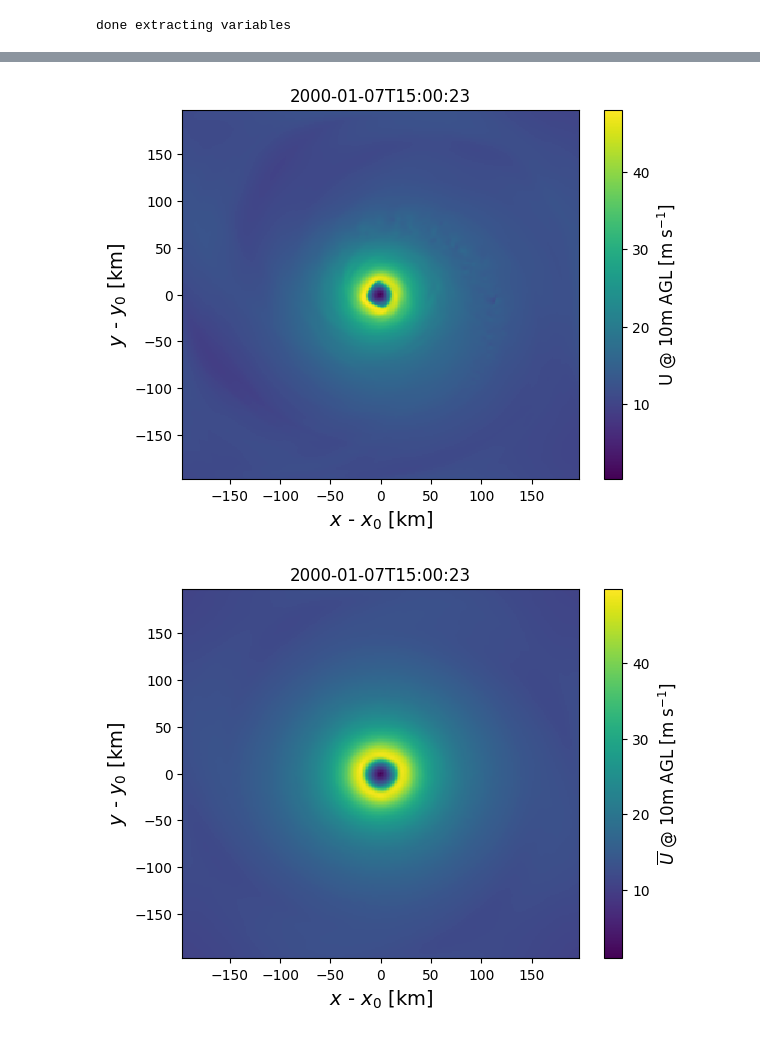
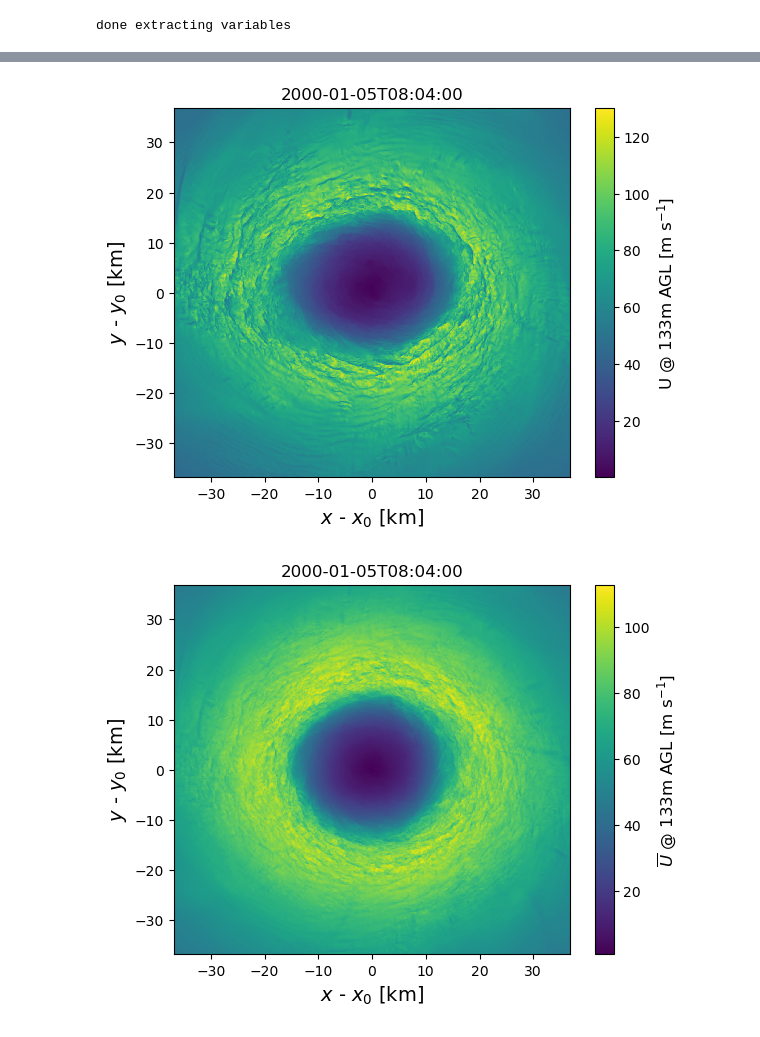
Before and after one commit to miguel-sg-2/HurricaneSimulations, a Jupyter notebook: evaluate_meso_evolution.ipynb, the cells around one changed output, grey strips where cells are left out. Saved outputs shown, nothing was run; the diff lists cells and outputs as text; code cells hidden in the pictures.

```diff
--- a/evaluate_meso_evolution.ipynb
+++ b/evaluate_meso_evolution.ipynb
@@ -107,12 +221,13 @@ print(ttime)
 # %%
 #%% Sort arrays by time
 i_sort = np.argsort(ttime)
-uv = uv[i_sort,:,:,:]
-u_des = u_des[i_sort,:,:,:]
-v_des = v_des[i_sort,:,:,:]
-w_des = w_des[i_sort,:,:,:]
+u = u[i_sort,:,:,:]
+v = v[i_sort,:,:,:]
+w = w[i_sort,:,:,:]
 theta = theta[i_sort,:,:,:]
 ttime = ttime[i_sort]
+
+uv = (u**2 + v**2)**0.5
 # %%
 #%% Time since initialization
 t_init = np.datetime64('2000-01-05T00:00:23')
@@ -309,12 +414,12 @@ for iitt in np.arange(np.shape(uv)[0]):
     uv_flat[np.isnan(uv_flat)] = 0
     max_ws_ref = np.argmax(uv_flat)
 
-    if 'd01' in WRF_FILES:
-#         if iitt==0:
-        lim_low_x = np.mean(n_x) - 0.1*n_x[-1]
-        lim_low_y = np.mean(n_x) - 0.1*n_x[-1]
-        lim_high_x = np.mean(n_x) + 0.1*n_x[-1]
-        lim_high_y = np.mean(n_x) + 0.1*n_x[-1]
+    lim_low_x = np.mean(n_x) - 0.1*n_x[-1]
+    lim_low_y = np.mean(n_x) - 0.1*n_x[-1]
+    lim_high_x = np.mean(n_x) + 0.1*n_x[-1]
+    lim_high_y = np.mean(n_x) + 0.1*n_x[-1]
+
+    if 'd01' in domain:
         if iitt>0:
 #             lim_low_x = center[iitt-1,0] - 0.1*n_x[-1]
 #             lim_low_y = center[iitt-1,1] - 0.1*n_x[-1]
@@ -409,7 +504,7 @@ for iitt in np.arange(len(ttime)):
             geo_center2[iitt,i_ws,1] = np.mean(y_contour)*1000
 # %%
 #%% Choose which method for finding the center
-meth_cent = 'oth'
+meth_cent = 'geo'
 if meth_cent=='geo':
     temp_cent = np.zeros_like(geo_center2[:,1,:]) + geo_center2[:,2,:] + 0.0
 else:
@@ -525,17 +619,17 @@ for iitt in np.arange(len(ttime)):
     # Save portion of hurricane
     if iitt==0:
         dim1 = np.shape(u_r[iitt,:,:,:])[-1]
-        dim2 = np.shape(u_des[iitt,:,iy_c-int(max_dist_fromCent/dx):iy_c+int(max_dist_fromCent/dx),ix_c-int(max_dist_fromCent/dx):ix_c+int(max_dist_fromCent/dx)])[-1]
+        dim2 = np.shape(u[iitt,:,iy_c-int(max_dist_fromCent/dx):iy_c+int(max_dist_fromCent/dx),ix_c-int(max_dist_fromCent/dx):ix_c+int(max_dist_fromCent/dx)])[-1]
     if dim1==dim2:
-        u_r[iitt,:,:,:] = u_des[iitt,:,iy_c-int(max_dist_fromCent/dx):iy_c+int(max_dist_fromCent/dx),ix_c-int(max_dist_fromCent/dx):ix_c+int(max_dist_fromCent/dx)]
-        v_r[iitt,:,:,:] = v_des[iitt,:,iy_c-int(max_dist_fromCent/dx):iy_c+int(max_dist_fromCent/dx),ix_c-int(max_dist_fromCent/dx):ix_c+int(max_dist_fromCent/dx)]
-        w_r[iitt,:,:,:] = w_des[iitt,:,iy_c-int(max_dist_fromCent/dx):iy_c+int(max_dist_fromCent/dx),ix_c-int(max_dist_fromCent/dx):ix_c+int(max_dist_fromCent/dx)]
+        u_r[iitt,:,:,:] = u[iitt,:,iy_c-int(max_dist_fromCent/dx):iy_c+int(max_dist_fromCent/dx),ix_c-int(max_dist_fromCent/dx):ix_c+int(max_dist_fromCent/dx)]
+        v_r[iitt,:,:,:] = v[iitt,:,iy_c-int(max_dist_fromCent/dx):iy_c+int(max_dist_fromCent/dx),ix_c-int(max_dist_fromCent/dx):ix_c+int(max_dist_fromCent/dx)]
+        w_r[iitt,:,:,:] = w[iitt,:,iy_c-int(max_dist_fromCent/dx):iy_c+int(max_dist_fromCent/dx),ix_c-int(max_dist_fromCent/dx):ix_c+int(max_dist_fromCent/dx)]
         theta_r[iitt,:,:,:] = theta[iitt,:,iy_c-int(max_dist_fromCent/dx):iy_c+int(max_dist_fromCent/dx),ix_c-int(max_dist_fromCent/dx):ix_c+int(max_dist_fromCent/dx)]
         uv_r[iitt,:,:,:] = uv[iitt,:,iy_c-int(max_dist_fromCent/dx):iy_c+int(max_dist_fromCent/dx),ix_c-int(max_dist_fromCent/dx):ix_c+int(max_dist_fromCent/dx)]
     else:
-        u_r[iitt,:,:,:] = u_des[iitt,:,iy_c-int(max_dist_fromCent/dx):iy_c+int(max_dist_fromCent/dx)+1,ix_c-int(max_dist_fromCent/dx):ix_c+int(max_dist_fromCent/dx)+1]
-        v_r[iitt,:,:,:] = v_des[iitt,:,iy_c-int(max_dist_fromCent/dx):iy_c+int(max_dist_fromCent/dx)+1,ix_c-int(max_dist_fromCent/dx):ix_c+int(max_dist_fromCent/dx)+1]
-        w_r[iitt,:,:,:] = w_des[iitt,:,iy_c-int(max_dist_fromCent/dx):iy_c+int(max_dist_fromCent/dx)+1,ix_c-int(max_dist_fromCent/dx):ix_c+int(max_dist_fromCent/dx)+1]
+        u_r[iitt,:,:,:] = u[iitt,:,iy_c-int(max_dist_fromCent/dx):iy_c+int(max_dist_fromCent/dx)+1,ix_c-int(max_dist_fromCent/dx):ix_c+int(max_dist_fromCent/dx)+1]
+        v_r[iitt,:,:,:] = v[iitt,:,iy_c-int(max_dist_fromCent/dx):iy_c+int(max_dist_fromCent/dx)+1,ix_c-int(max_dist_fromCent/dx):ix_c+int(max_dist_fromCent/dx)+1]
+        w_r[iitt,:,:,:] = w[iitt,:,iy_c-int(max_dist_fromCent/dx):iy_c+int(max_dist_fromCent/dx)+1,ix_c-int(max_dist_fromCent/dx):ix_c+int(max_dist_fromCent/dx)+1]
         theta_r[iitt,:,:,:] = theta[iitt,:,iy_c-int(max_dist_fromCent/dx):iy_c+int(max_dist_fromCent/dx)+1,ix_c-int(max_dist_fromCent/dx):ix_c+int(max_dist_fromCent/dx)+1]
         uv_r[iitt,:,:,:] = uv[iitt,:,iy_c-int(max_dist_fromCent/dx):iy_c+int(max_dist_fromCent/dx)+1,ix_c-int(max_dist_fromCent/dx):ix_c+int(max_dist_fromCent/dx)+1]
 
@@ -620,31 +714,31 @@ print(ttime[t0:t1])
 # %%
 # Velocity contours at one height
-iz = 0
-it = len(ttime)-1
+iz = 5
+it = -1 #len(ttime)-1
 
 plt.figure()
 plt.title(ttime[it])
 im1 = plt.pcolormesh(n_x_r/1000,n_y_r/1000,uv_r[it,iz,:,:])
 plt.xlabel(r'$x$ - $x_0$ [km]',fontsize=14)
 plt.ylabel(r'$y$ - $y_0$ [km]',fontsize=14)
 cbar = plt.colorbar(im1)
 cbar.set_label(r'U @ ' + str(int(height_agl[iz])) + 'm AGL [m s$^{-1}$]',fontsize=12)
 plt.show()
 plt.close()
 
 
 plt.figure()
 plt.title(ttime[it])
 im1 = plt.pcolormesh(n_x_r/1000,n_y_r/1000,np.nanmean(uv_r[:,iz,:,:],axis=0))
 plt.xlabel(r'$x$ - $x_0$ [km]',fontsize=14)
 plt.ylabel(r'$y$ - $y_0$ [km]',fontsize=14)
 cbar = plt.colorbar(im1)
 cbar.set_label(r'$\overline{U}$ @ ' + str(int(height_agl[iz])) + 'm AGL [m s$^{-1}$]',fontsize=12)
 plt.show()
 plt.close()
 # %% [output]
-[figure, old version]
+[figure, new version]
-[figure, old version]
+[figure, new version]
 # %%
 #%% Slice of velocity fields
 # Horizontal velocity field
```
Also changed, not shown: parts of 19 cells of this notebook, 13 other files.
